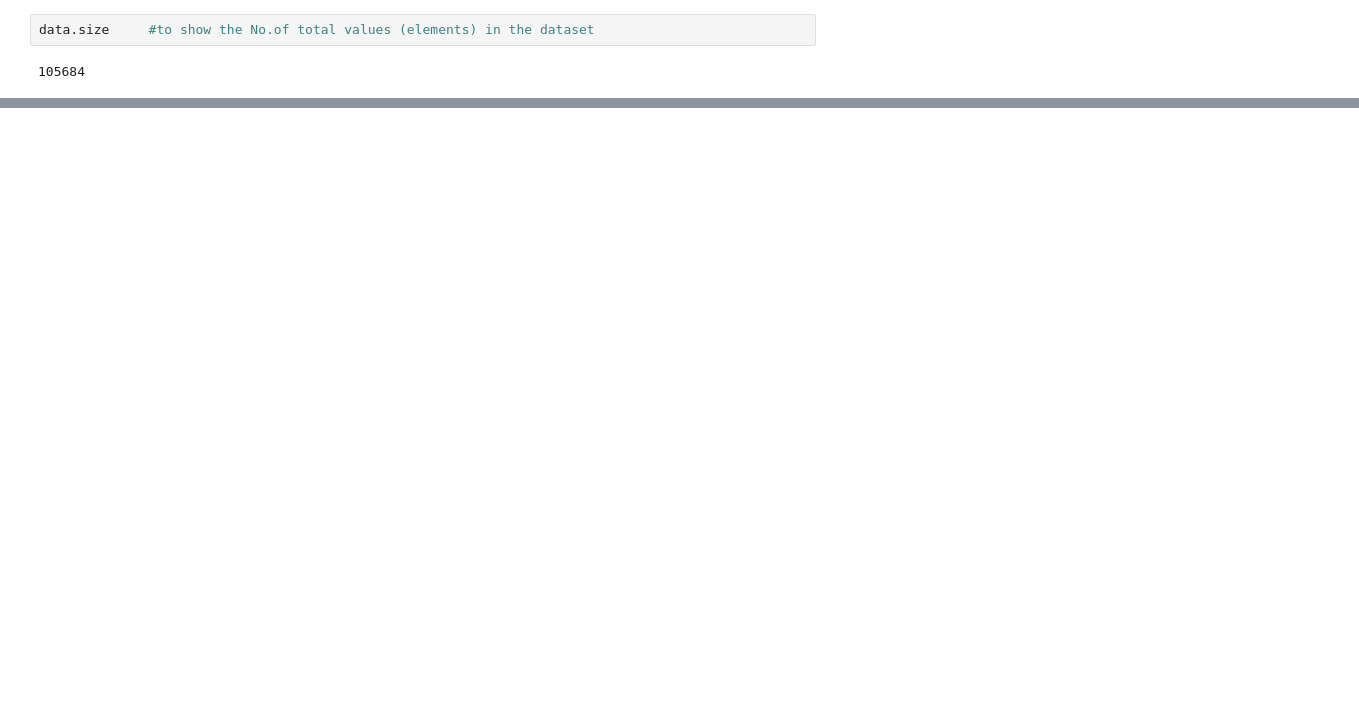
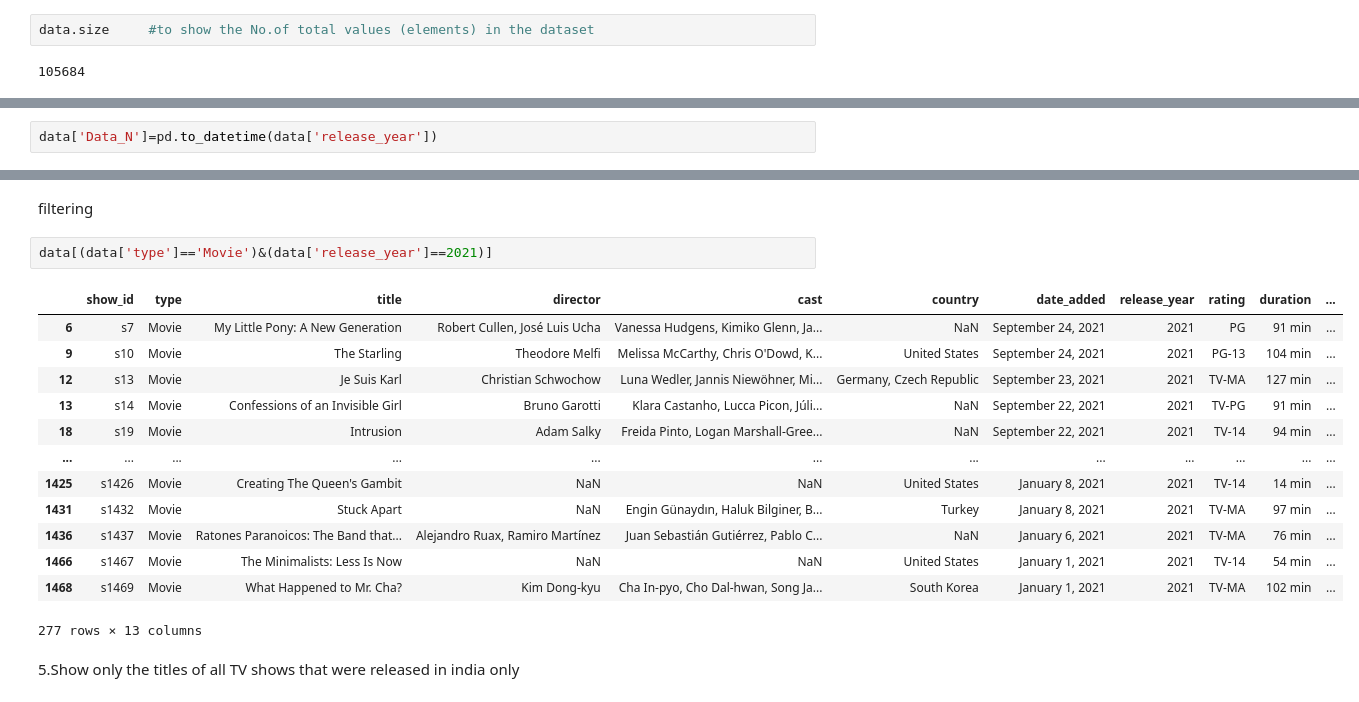
Before and after one commit to sagar-bhukya/netflix_data_analysis, a Jupyter notebook: netflix_project_DA.ipynb, the cells around one changed output, grey strips where cells are left out. Cells and saved outputs as stored; diff of their text form; blank space fills up the shorter version.

```diff
--- a/netflix_project_DA.ipynb
+++ b/netflix_project_DA.ipynb
@@ -72,0 +285,2 @@ Index(['show_id', 'type', 'title', 'director', 'cast', 'country', 'date_added',
+# %%
+data['Data_N']=pd.to_datetime(data['release_year'])
@@ -72,0 +385,20 @@ Index(['show_id', 'type', 'title', 'director', 'cast', 'country', 'date_added',
+# %% [markdown]
+filtering
+# %%
+data[(data['type']=='Movie')&(data['release_year']==2021)]
+# %% [output]
+|  | show_id | type | title | director | cast | country | date_added | release_year | rating | duration | ... |
+| 6 | s7 | Movie | My Little Pony: A New Generation | Robert Cullen, José Luis Ucha | Vanessa Hudgens, Kimiko Glenn, Ja... | NaN | September 24, 2021 | 2021 | PG | 91 min | ... |
+| 9 | s10 | Movie | The Starling | Theodore Melfi | Melissa McCarthy, Chris O'Dowd, K... | United States | September 24, 2021 | 2021 | PG-13 | 104 min | ... |
+| 12 | s13 | Movie | Je Suis Karl | Christian Schwochow | Luna Wedler, Jannis Niewöhner, Mi... | Germany, Czech Republic | September 23, 2021 | 2021 | TV-MA | 127 min | ... |
+| 13 | s14 | Movie | Confessions of an Invisible Girl | Bruno Garotti | Klara Castanho, Lucca Picon, Júli... | NaN | September 22, 2021 | 2021 | TV-PG | 91 min | ... |
+| 18 | s19 | Movie | Intrusion | Adam Salky | Freida Pinto, Logan Marshall-Gree... | NaN | September 22, 2021 | 2021 | TV-14 | 94 min | ... |
+| ... | ... | ... | ... | ... | ... | ... | ... | ... | ... | ... | ... |
+| 1425 | s1426 | Movie | Creating The Queen's Gambit | NaN | NaN | United States | January 8, 2021 | 2021 | TV-14 | 14 min | ... |
+| 1431 | s1432 | Movie | Stuck Apart | NaN | Engin Günaydın, Haluk Bilginer, B... | Turkey | January 8, 2021 | 2021 | TV-MA | 97 min | ... |
+| 1436 | s1437 | Movie | Ratones Paranoicos: The Band that... | Alejandro Ruax, Ramiro Martínez | Juan Sebastián Gutiérrez, Pablo C... | NaN | January 6, 2021 | 2021 | TV-MA | 76 min | ... |
+| 1466 | s1467 | Movie | The Minimalists: Less Is Now | NaN | NaN | United States | January 1, 2021 | 2021 | TV-14 | 54 min | ... |
+| 1468 | s1469 | Movie | What Happened to Mr. Cha? | Kim Dong-kyu | Cha In-pyo, Cho Dal-hwan, Song Ja... | South Korea | January 1, 2021 | 2021 | TV-MA | 102 min | ... |
+277 rows × 13 columns
+# %% [markdown]
+5.Show only the titles of all TV shows that were released in india only
```
Also changed, not shown: parts of 107 cells of this notebook.
